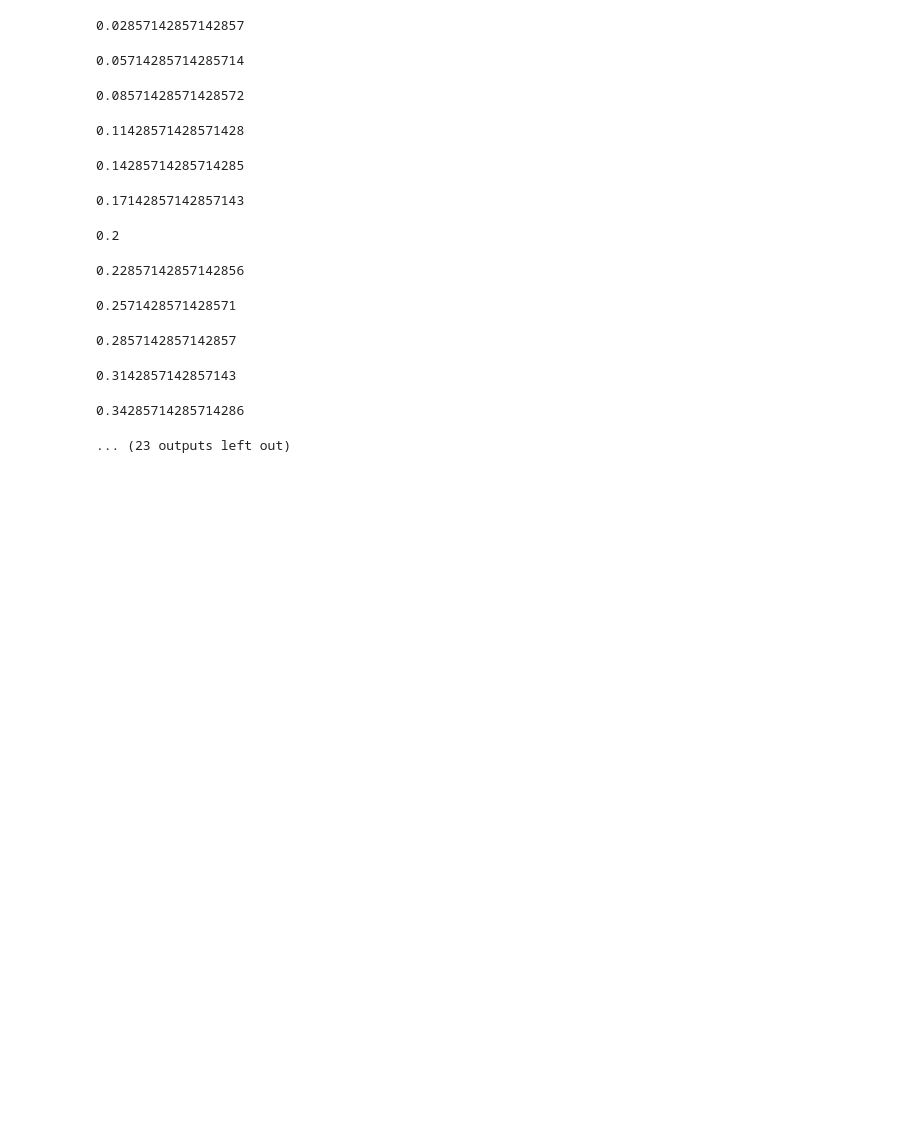
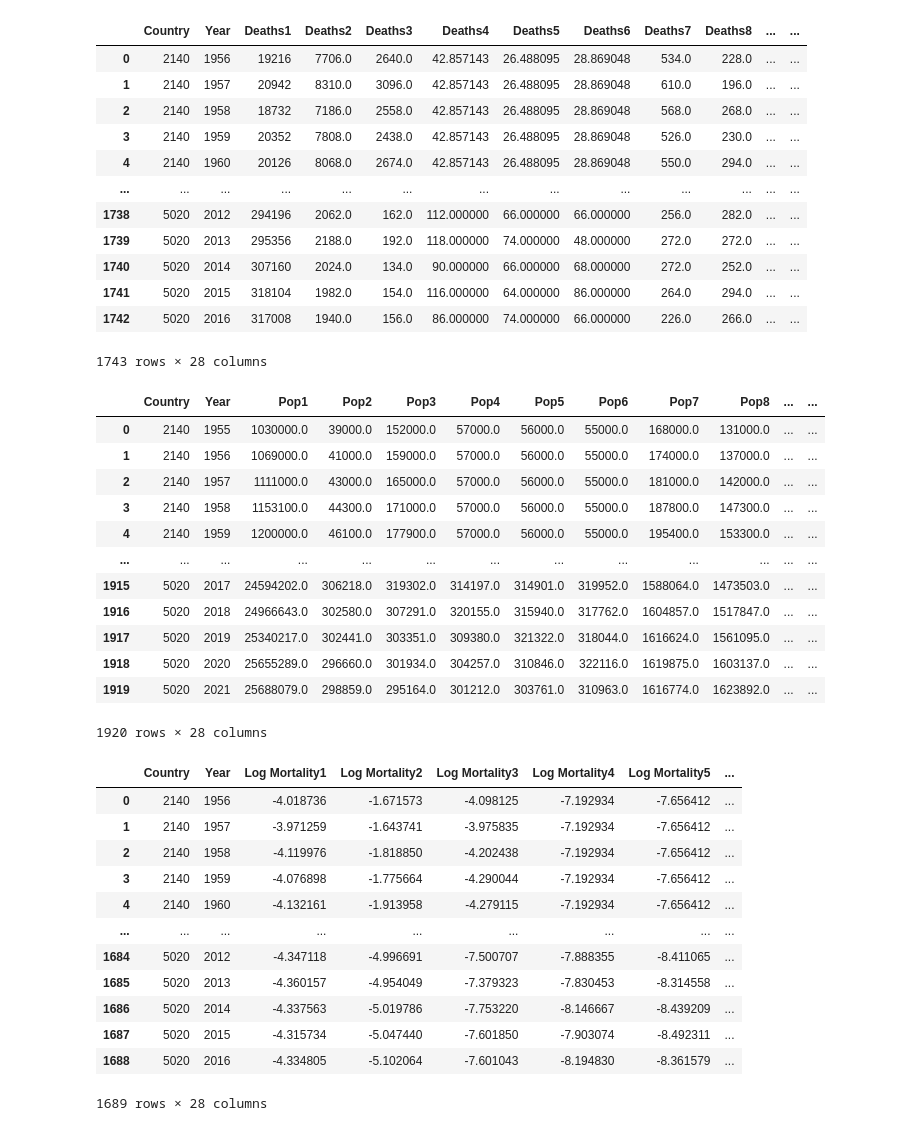
Before and after one commit to Voluptatemn/Population2023, a Jupyter notebook: Analysis.ipynb, the cells around one changed output. Cells and saved outputs as stored; diff of their text form; code cells hidden in the pictures; blank space fills up the shorter version.

Commit message:
lnmrdf done

```diff
--- a/Analysis.ipynb
+++ b/Analysis.ipynb
@@ -18,6 +18,11 @@ if zipped:
     pdf_path = r'data\pdf_final.csv'
     pdf = pd.read_csv(pdf_path, low_memory=False)
     pdf = pdf.drop(columns=['Lb', 'Unnamed: 0'])
+
+    lnmrdf = pd.read_csv(r'data/lnmr.csv', low_memory=False)
+    lnmrdf = lnmrdf.drop(columns='Unnamed: 0')
+
+
 else:
     mortality_path_7 = r'data/MortIcd7.csv'
     mortality_data_7 = pd.read_csv(mortality_path_7, low_memory=False)
@@ -201,10 +206,10 @@ if not done:
     mdf = mdf[mdf['Country'].isin(country_list)]
     mdf.to_csv(r'data/mdf_final.csv')
 # %%
-# create the mortality rate graph
+# create the log mortality rate graph
 from gc import callbacks
 
-done = False
+done = True
 if not done:
 
     lnmr_dict = {}
@@ -258,20 +263,48 @@ if not done:
                     callbacks()
 
     lnmrdf.to_csv(r'data/lnmr.csv')
-# %% [output]
-0.02857142857142857
-0.05714285714285714
-0.08571428571428572
-0.11428571428571428
-0.14285714285714285
-0.17142857142857143
-0.2
-0.22857142857142856
-0.2571428571428571
-0.2857142857142857
-0.3142857142857143
-0.34285714285714286
-... (23 outputs left out)
+# %%
+display(mdf, pdf, lnmrdf)
+# %% [output]
+|  | Country | Year | Deaths1 | Deaths2 | Deaths3 | Deaths4 | Deaths5 | Deaths6 | Deaths7 | Deaths8 | ... | ... |
+| 0 | 2140 | 1956 | 19216 | 7706.0 | 2640.0 | 42.857143 | 26.488095 | 28.869048 | 534.0 | 228.0 | ... | ... |
+| 1 | 2140 | 1957 | 20942 | 8310.0 | 3096.0 | 42.857143 | 26.488095 | 28.869048 | 610.0 | 196.0 | ... | ... |
+| 2 | 2140 | 1958 | 18732 | 7186.0 | 2558.0 | 42.857143 | 26.488095 | 28.869048 | 568.0 | 268.0 | ... | ... |
+| 3 | 2140 | 1959 | 20352 | 7808.0 | 2438.0 | 42.857143 | 26.488095 | 28.869048 | 526.0 | 230.0 | ... | ... |
+| 4 | 2140 | 1960 | 20126 | 8068.0 | 2674.0 | 42.857143 | 26.488095 | 28.869048 | 550.0 | 294.0 | ... | ... |
+| ... | ... | ... | ... | ... | ... | ... | ... | ... | ... | ... | ... | ... |
+| 1738 | 5020 | 2012 | 294196 | 2062.0 | 162.0 | 112.000000 | 66.000000 | 66.000000 | 256.0 | 282.0 | ... | ... |
+| 1739 | 5020 | 2013 | 295356 | 2188.0 | 192.0 | 118.000000 | 74.000000 | 48.000000 | 272.0 | 272.0 | ... | ... |
+| 1740 | 5020 | 2014 | 307160 | 2024.0 | 134.0 | 90.000000 | 66.000000 | 68.000000 | 272.0 | 252.0 | ... | ... |
+| 1741 | 5020 | 2015 | 318104 | 1982.0 | 154.0 | 116.000000 | 64.000000 | 86.000000 | 264.0 | 294.0 | ... | ... |
+| 1742 | 5020 | 2016 | 317008 | 1940.0 | 156.0 | 86.000000 | 74.000000 | 66.000000 | 226.0 | 266.0 | ... | ... |
+1743 rows × 28 columns
+|  | Country | Year | Pop1 | Pop2 | Pop3 | Pop4 | Pop5 | Pop6 | Pop7 | Pop8 | ... | ... |
+| 0 | 2140 | 1955 | 1030000.0 | 39000.0 | 152000.0 | 57000.0 | 56000.0 | 55000.0 | 168000.0 | 131000.0 | ... | ... |
+| 1 | 2140 | 1956 | 1069000.0 | 41000.0 | 159000.0 | 57000.0 | 56000.0 | 55000.0 | 174000.0 | 137000.0 | ... | ... |
+| 2 | 2140 | 1957 | 1111000.0 | 43000.0 | 165000.0 | 57000.0 | 56000.0 | 55000.0 | 181000.0 | 142000.0 | ... | ... |
+| 3 | 2140 | 1958 | 1153100.0 | 44300.0 | 171000.0 | 57000.0 | 56000.0 | 55000.0 | 187800.0 | 147300.0 | ... | ... |
+| 4 | 2140 | 1959 | 1200000.0 | 46100.0 | 177900.0 | 57000.0 | 56000.0 | 55000.0 | 195400.0 | 153300.0 | ... | ... |
+| ... | ... | ... | ... | ... | ... | ... | ... | ... | ... | ... | ... | ... |
+| 1915 | 5020 | 2017 | 24594202.0 | 306218.0 | 319302.0 | 314197.0 | 314901.0 | 319952.0 | 1588064.0 | 1473503.0 | ... | ... |
+| 1916 | 5020 | 2018 | 24966643.0 | 302580.0 | 307291.0 | 320155.0 | 315940.0 | 317762.0 | 1604857.0 | 1517847.0 | ... | ... |
+| 1917 | 5020 | 2019 | 25340217.0 | 302441.0 | 303351.0 | 309380.0 | 321322.0 | 318044.0 | 1616624.0 | 1561095.0 | ... | ... |
+| 1918 | 5020 | 2020 | 25655289.0 | 296660.0 | 301934.0 | 304257.0 | 310846.0 | 322116.0 | 1619875.0 | 1603137.0 | ... | ... |
+| 1919 | 5020 | 2021 | 25688079.0 | 298859.0 | 295164.0 | 301212.0 | 303761.0 | 310963.0 | 1616774.0 | 1623892.0 | ... | ... |
+1920 rows × 28 columns
+|  | Country | Year | Log Mortality1 | Log Mortality2 | Log Mortality3 | Log Mortality4 | Log Mortality5 | ... |
+| 0 | 2140 | 1956 | -4.018736 | -1.671573 | -4.098125 | -7.192934 | -7.656412 | ... |
+| 1 | 2140 | 1957 | -3.971259 | -1.643741 | -3.975835 | -7.192934 | -7.656412 | ... |
+| 2 | 2140 | 1958 | -4.119976 | -1.818850 | -4.202438 | -7.192934 | -7.656412 | ... |
+| 3 | 2140 | 1959 | -4.076898 | -1.775664 | -4.290044 | -7.192934 | -7.656412 | ... |
+| 4 | 2140 | 1960 | -4.132161 | -1.913958 | -4.279115 | -7.192934 | -7.656412 | ... |
+| ... | ... | ... | ... | ... | ... | ... | ... | ... |
+| 1684 | 5020 | 2012 | -4.347118 | -4.996691 | -7.500707 | -7.888355 | -8.411065 | ... |
+| 1685 | 5020 | 2013 | -4.360157 | -4.954049 | -7.379323 | -7.830453 | -8.314558 | ... |
+| 1686 | 5020 | 2014 | -4.337563 | -5.019786 | -7.753220 | -8.146667 | -8.439209 | ... |
+| 1687 | 5020 | 2015 | -4.315734 | -5.047440 | -7.601850 | -7.903074 | -8.492311 | ... |
+| 1688 | 5020 | 2016 | -4.334805 | -5.102064 | -7.601043 | -8.194830 | -8.361579 | ... |
+1689 rows × 28 columns
 # %%
 # looping through the code map to locate each different countries
 # condense the mortality and pop rate
```
